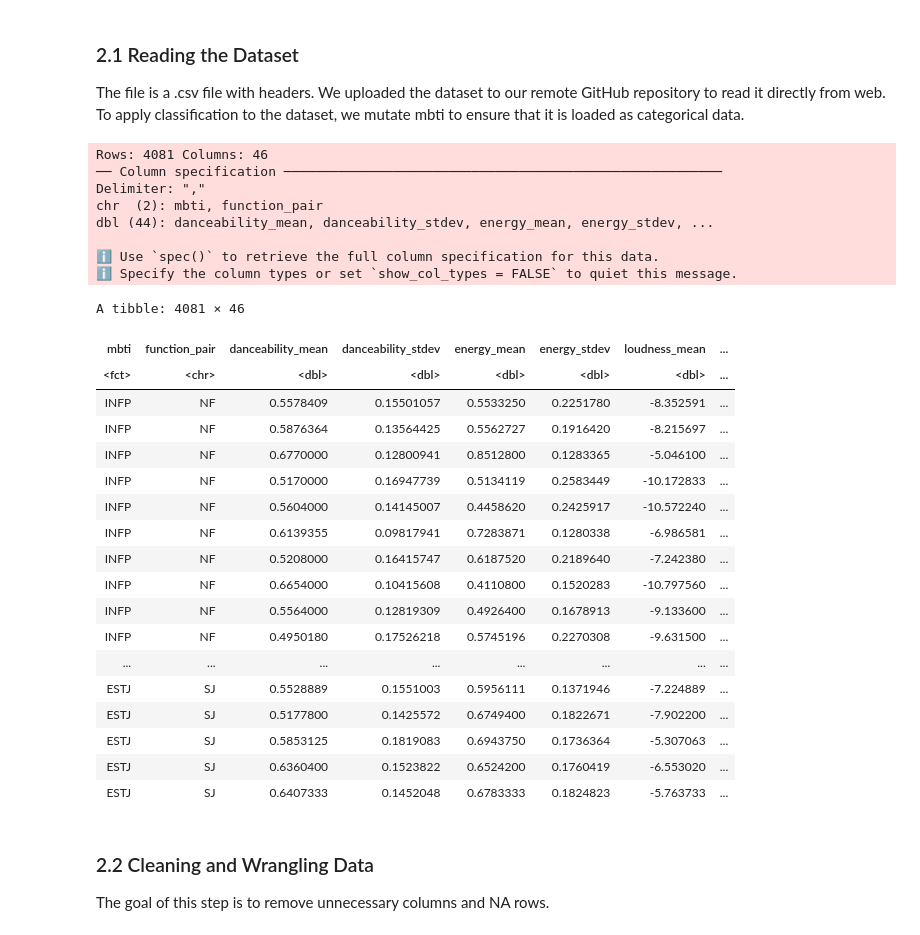
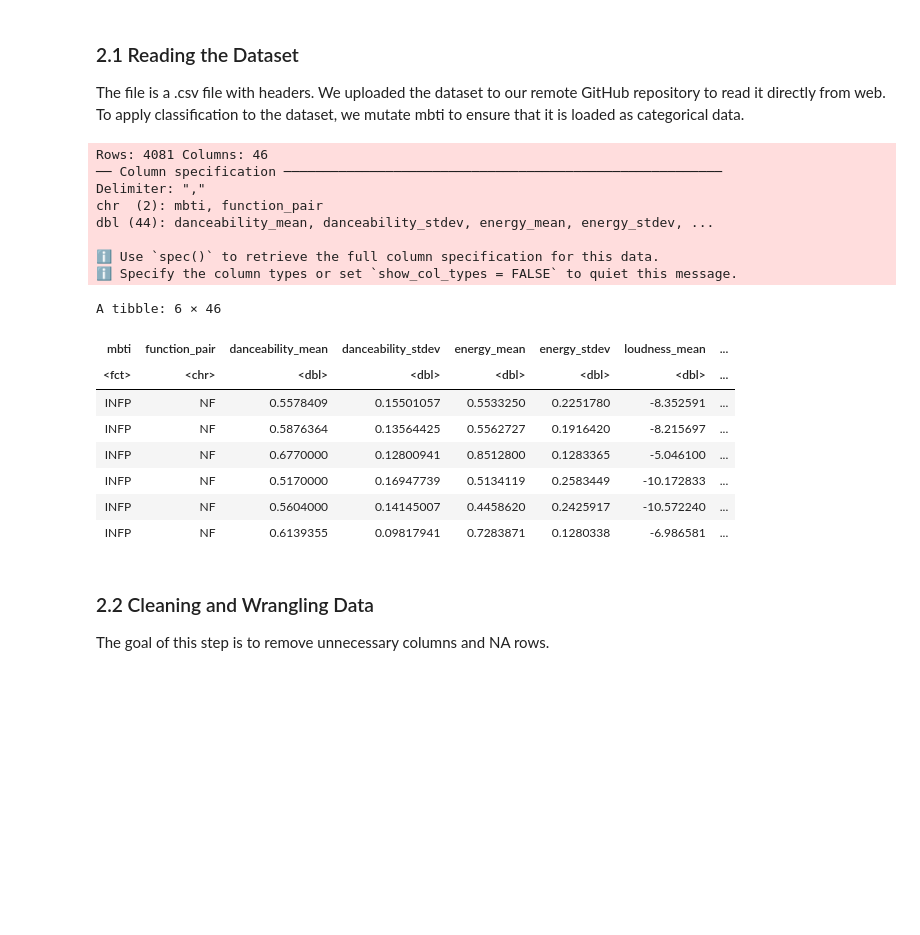
Before and after one commit to ccliang4/dsci-100-2022w1-sec-005-group-28, a Jupyter notebook: Group Project Report.ipynb, the cells around one changed output. Drawn from its saved outputs; the diff is of its cells as text; code cells hidden in the pictures; blank space fills up the shorter version.

Commit message:
Added head() and fixed formatting issues

```diff
--- a/Group Project Report.ipynb
+++ b/Group Project Report.ipynb
@@ -45,35 +45,25 @@ The file is a .csv file with headers. We uploaded the dataset to our remote GitH
 # %%
 spotify_mbti <- read_csv("https://raw.githubusercontent.com/ccliang4/dsci-100-2022w1-sec-005-group-28/main/combined_mbti_df.csv") |>
     mutate(mbti = as_factor(mbti))
-spotify_mbti
+head(spotify_mbti)
 # %% [output]
 Rows: 4081 Columns: 46
 ── Column specification ────────────────────────────────────────────────────────
 Delimiter: ","
 chr  (2): mbti, function_pair
 dbl (44): danceability_mean, danceability_stdev, energy_mean, energy_stdev, ...
 
 ℹ Use `spec()` to retrieve the full column specification for this data.
 ℹ Specify the column types or set `show_col_types = FALSE` to quiet this message.
-A tibble: 4081 × 46
+A tibble: 6 × 46
 | mbti | function_pair | danceability_mean | danceability_stdev | energy_mean | energy_stdev | loudness_mean | ... |
 | <fct> | <chr> | <dbl> | <dbl> | <dbl> | <dbl> | <dbl> | ... |
 | INFP | NF | 0.5578409 | 0.15501057 | 0.5533250 | 0.2251780 | -8.352591 | ... |
 | INFP | NF | 0.5876364 | 0.13564425 | 0.5562727 | 0.1916420 | -8.215697 | ... |
 | INFP | NF | 0.6770000 | 0.12800941 | 0.8512800 | 0.1283365 | -5.046100 | ... |
 | INFP | NF | 0.5170000 | 0.16947739 | 0.5134119 | 0.2583449 | -10.172833 | ... |
 | INFP | NF | 0.5604000 | 0.14145007 | 0.4458620 | 0.2425917 | -10.572240 | ... |
 | INFP | NF | 0.6139355 | 0.09817941 | 0.7283871 | 0.1280338 | -6.986581 | ... |
-| INFP | NF | 0.5208000 | 0.16415747 | 0.6187520 | 0.2189640 | -7.242380 | ... |
-| INFP | NF | 0.6654000 | 0.10415608 | 0.4110800 | 0.1520283 | -10.797560 | ... |
-| INFP | NF | 0.5564000 | 0.12819309 | 0.4926400 | 0.1678913 | -9.133600 | ... |
-| INFP | NF | 0.4950180 | 0.17526218 | 0.5745196 | 0.2270308 | -9.631500 | ... |
-| ... | ... | ... | ... | ... | ... | ... | ... |
-| ESTJ | SJ | 0.5528889 | 0.1551003 | 0.5956111 | 0.1371946 | -7.224889 | ... |
-| ESTJ | SJ | 0.5177800 | 0.1425572 | 0.6749400 | 0.1822671 | -7.902200 | ... |
-| ESTJ | SJ | 0.5853125 | 0.1819083 | 0.6943750 | 0.1736364 | -5.307063 | ... |
-| ESTJ | SJ | 0.6360400 | 0.1523822 | 0.6524200 | 0.1760419 | -6.553020 | ... |
-| ESTJ | SJ | 0.6407333 | 0.1452048 | 0.6783333 | 0.1824823 | -5.763733 | ... |
 # %% [markdown]
 ### 2.2 Cleaning and Wrangling Data
 The goal of this step is to remove unnecessary columns and NA rows.
```
Also changed, not shown: parts of 6 cells of this notebook.
